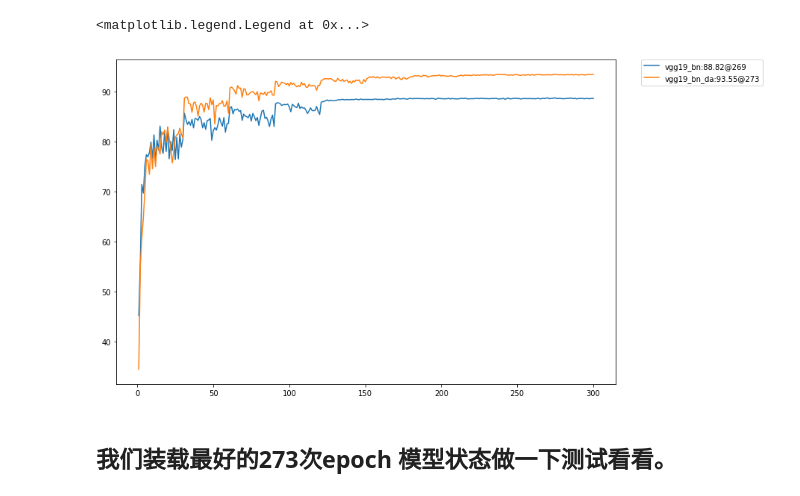
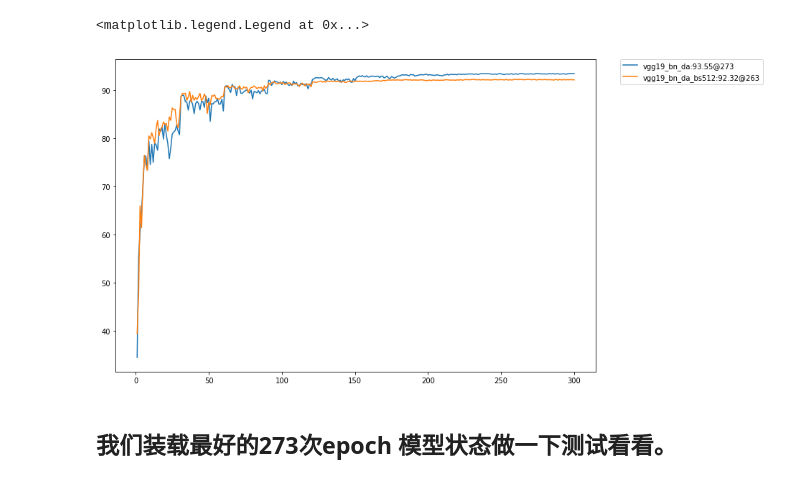
Before and after one commit to yangbo/pytorch-vgg-cifar10, a Jupyter notebook: notebook/plot.ipynb, the cells around one changed output. Cells and saved outputs as stored; diff of their text form; code cells hidden in the pictures.

```diff
--- a/notebook/plot.ipynb
+++ b/notebook/plot.ipynb
@@ -20,32 +20,33 @@ def load_log(file, base = '../logs/'):
     return results
 # %%
 shows = {}
-shows['vgg19_bn'] = load_log('log_vgg19_bn')
-shows['vgg19_bn_da'] = load_log('../log_da_vgg19_bn')
+#shows['vgg19_bn'] = load_log('log_vgg19_bn')
+shows['vgg19_bn_da_bs512'] = load_log('../log_da_vgg19_bn')
+shows['vgg19_bn_da'] = load_log('../log_da_vgg19_bn1')
 # shows['vgg11_half'] = load_log('log_half_vgg11')
 #shows['vgg11_bn'] = load_log('log_vgg11_bn')
 #shows['vgg11_half_bn'] = load_log('log_half_vgg11_bn')
 
 # shows['vgg13'] = load_log('log_vgg13')
 # shows['vgg13_half'] = load_log('log_half_vgg13')
 #shows['vgg13_bn'] = load_log('log_vgg13_bn')
 #shows['vgg13_half_bn'] = load_log('log_half_vgg13_bn')
 
 #epochs = np.arange(1,1+len(shows['vgg11']))
 #epochs = np.arange(1, 301)
 
 for key in sorted(shows.keys()):
     epochs = np.arange(1, 1+len(shows[key]))
     max_index = np.argmax(shows[key])
     max_val = shows[key][max_index]
     plt.plot(epochs, shows[key], label='{}:{}@{}'.format(key, max_val, max_index))
 
 
 #plt.legend(shows.keys(), loc='upper left')
 plt.legend(bbox_to_anchor=(1.05, 1), loc=2, borderaxespad=0.)
 # %% [output]
 <matplotlib.legend.Legend at 0x...>
-[figure, old version]
+[figure, new version]
 # %% [markdown]
 ## 我们装载最好的273次epoch 模型状态做一下测试看看。
 # %%
```
Also changed, not shown: 1 other file.
